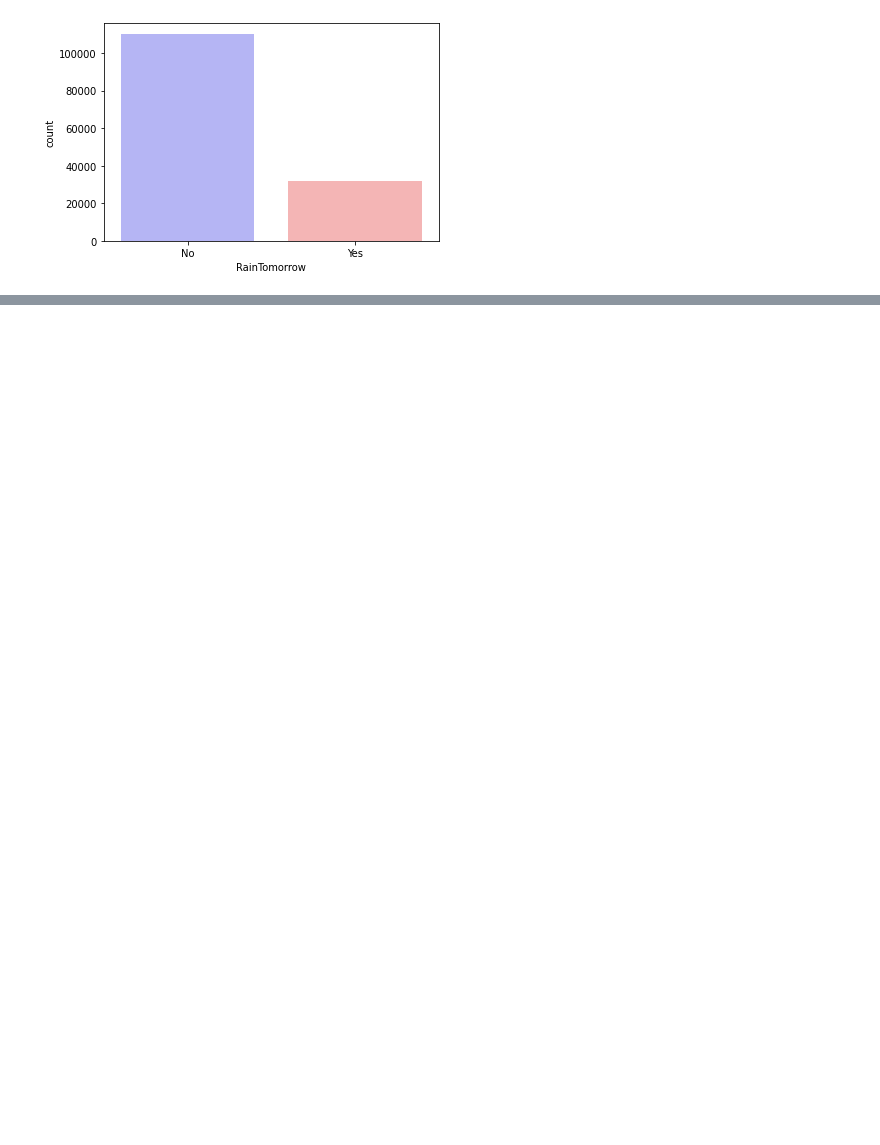
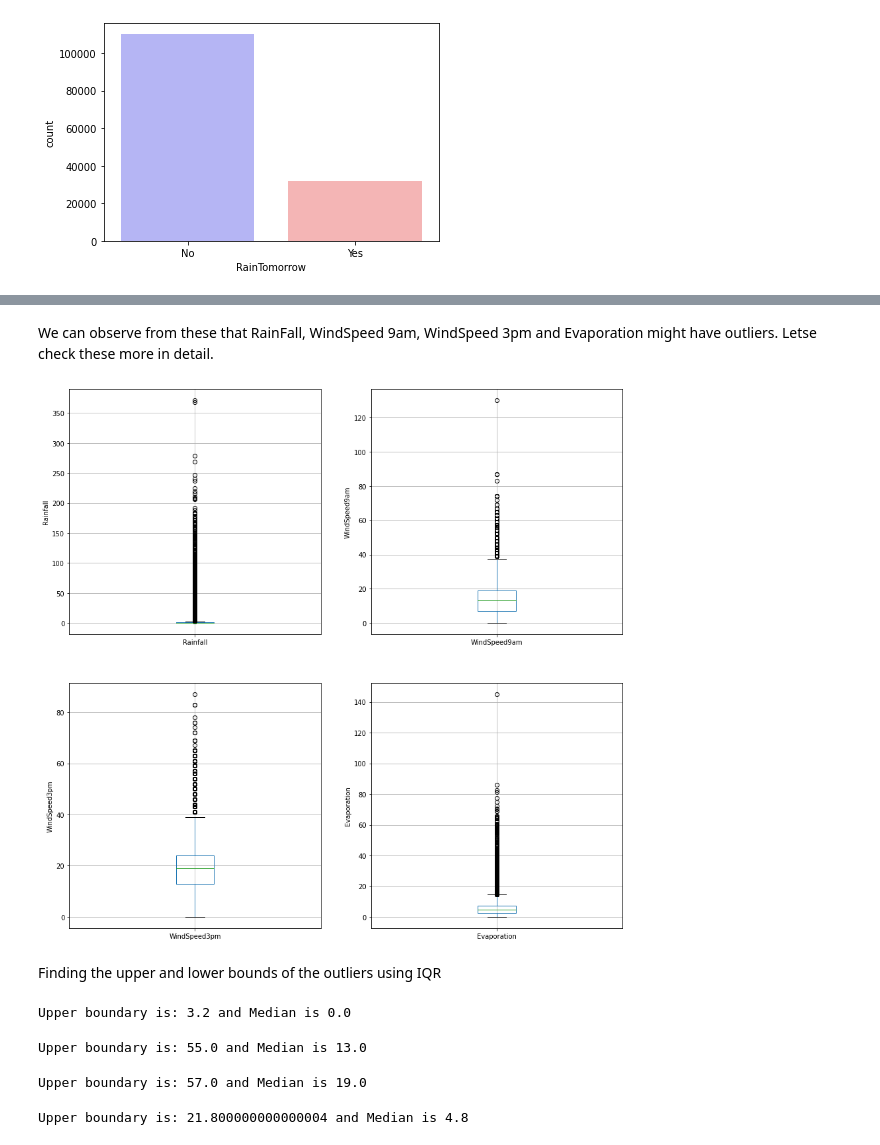
Before and after one commit to medzz123/intro-ai-coursework, a Jupyter notebook: coursework.ipynb, the cells around one changed output, grey strips where cells are left out. Drawn from its saved outputs; the diff is of its cells as text; code cells hidden in the pictures; blank space fills up the shorter version.

```diff
--- a/coursework.ipynb
+++ b/coursework.ipynb
@@ -111,0 +211,65 @@ plt.show()
+# %% [markdown]
+We can observe from these that RainFall, WindSpeed 9am, WindSpeed 3pm and Evaporation might have outliers. Letse check these more in detail.
+# %%
+outliers = ['Rainfall', 'WindSpeed9am', 'WindSpeed3pm', 'Evaporation']
+
+plt.figure(figsize=(15,15))
+
+for index, value in enumerate(outliers):
+  n = index + 1
+  plt.subplot(2, 2, n)
+  fig = df.boxplot(column=value)
+  fig.set_ylabel(value)
+# %% [output]
+[figure, added]
+# %% [markdown]
+Finding the upper and lower bounds of the outliers using IQR
+# %%
+# Rainfall find outlier using IQR and replace
+
+IQR = df.Rainfall.quantile(0.75) - df.Rainfall.quantile(0.25)
+Upper_boundery = df.Rainfall.quantile(0.75) + (IQR * 3)
+
+median = df['Rainfall'].median()
+
+print(f"Upper boundary is: {Upper_boundery} and Median is {median}")
+
+df["Rainfall"] = np.where(df["Rainfall"] >Upper_boundery, median,df['Rainfall'])
+# %% [output]
+Upper boundary is: 3.2 and Median is 0.0
+# %%
+# Windspeed 9 am
+IQR = df.WindSpeed9am.quantile(0.75) - df.WindSpeed9am.quantile(0.25)
+Upper_boundery = df.WindSpeed9am.quantile(0.75) + (IQR * 3)
+
+median = df['WindSpeed9am'].median()
+
+print(f"Upper boundary is: {Upper_boundery} and Median is {median}")
+
+df["WindSpeed9am"] = np.where(df["WindSpeed9am"] >Upper_boundery, median,df['WindSpeed9am'])
+# %% [output]
+Upper boundary is: 55.0 and Median is 13.0
+# %%
+# Windspeed 3 pm
+IQR = df.WindSpeed3pm.quantile(0.75) - df.WindSpeed3pm.quantile(0.25)
+Upper_boundery = df.WindSpeed3pm.quantile(0.75) + (IQR * 3)
+
+median = df['WindSpeed3pm'].median()
+
+print(f"Upper boundary is: {Upper_boundery} and Median is {median}")
+
+df["WindSpeed3pm"] = np.where(df["WindSpeed3pm"] >Upper_boundery, median,df['WindSpeed3pm'])
+# %% [output]
+Upper boundary is: 57.0 and Median is 19.0
+# %%
+# Evaporation
+IQR = df.Evaporation.quantile(0.75) - df.Evaporation.quantile(0.25)
+Upper_boundery = df.Evaporation.quantile(0.75) + (IQR * 3)
+
+median = df['Evaporation'].median()
+
+print(f"Upper boundary is: {Upper_boundery} and Median is {median}")
+
+df["Evaporation"] = np.where(df["Evaporation"] >Upper_boundery, median,df['Evaporation'])
+# %% [output]
+Upper boundary is: 21.800000000000004 and Median is 4.8
```
Also changed, not shown: parts of 41 cells of this notebook.
